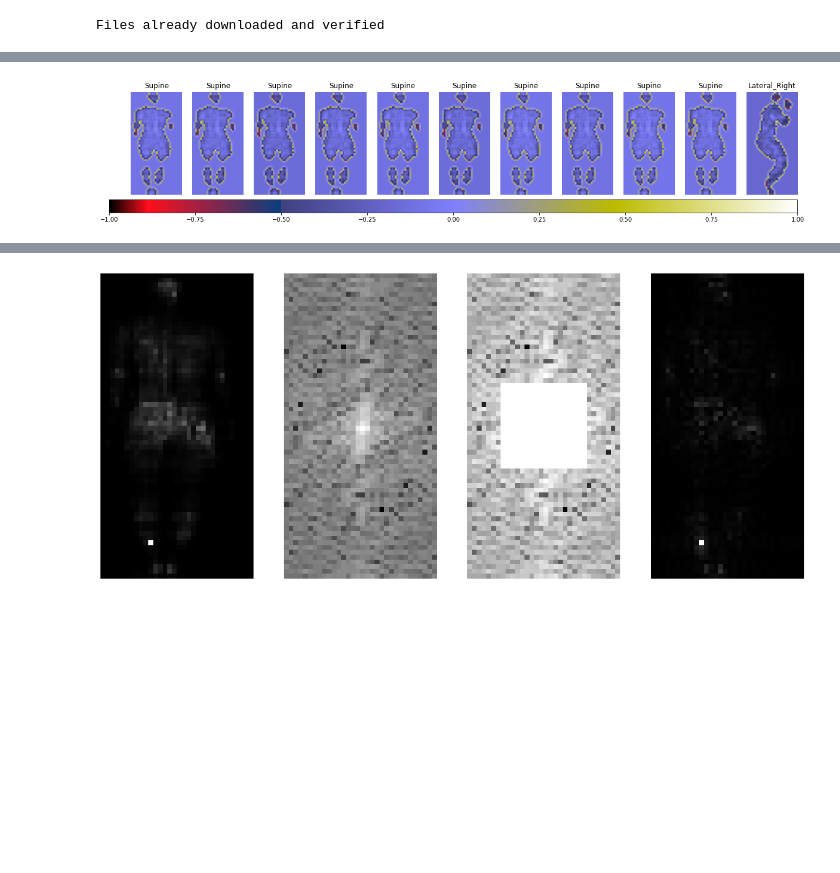
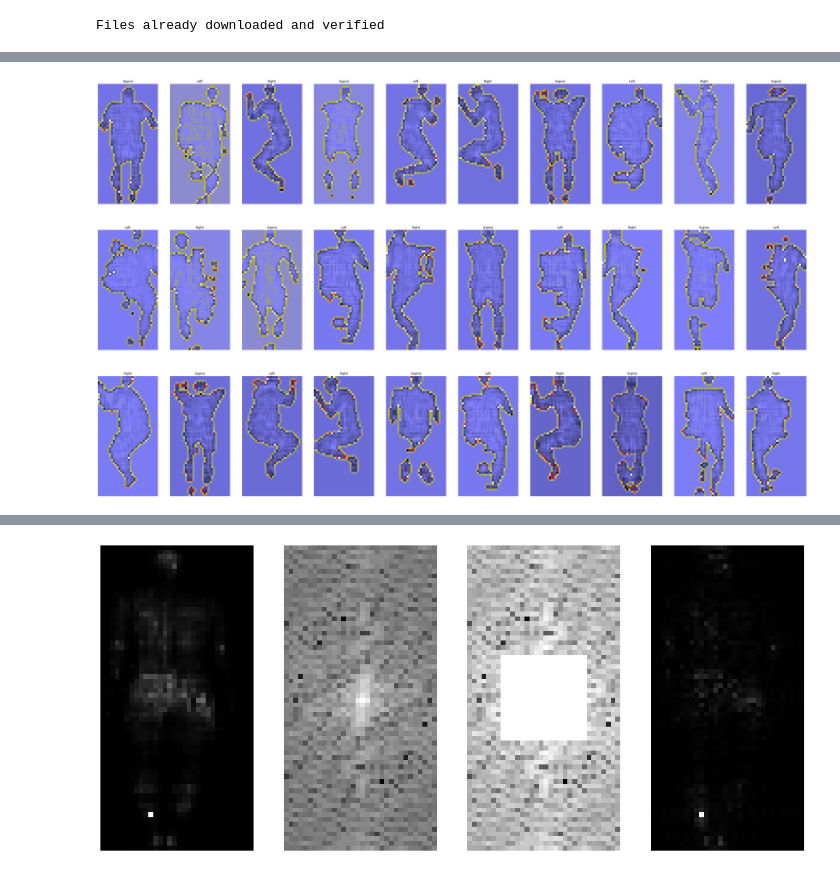
Before and after one commit to jb3rndt/wisemat-posture-classification, a Jupyter notebook: transforms_visualizations.ipynb, the cells around one changed output, grey strips where cells are left out. Drawn from its saved outputs; the diff is of its cells as text; code cells hidden in the pictures; blank space fills up the shorter version.

```diff
--- a/transforms_visualizations.ipynb
+++ b/transforms_visualizations.ipynb
@@ -45,6 +59,13 @@ image_row(physionet[0][0], slp[0][0], slp_zca[0][0])
 # %%
 indices_per_class = {}
 for i, label in enumerate(ds.PostureClass):
-    indices = np.where(physionet.y == i)[0]
-    indices_per_class[i] = indices
+    indices_per_class[i] = np.where(physionet.y == i)[0]
 # print(indices_per_class)
+samples = [
+    sample
+    for sample in map(
+        lambda c: physionet[random.choice(c)] if len(c) > 0 else None,
+        list(indices_per_class.values()) * 10,
+    )
+    if sample is not None
+]
@@ -56 +72,8 @@ print(sample_indices)
+# %%
+basic_transform = [
+    Normalize(),
+    EqualizeHist(),
+    Blur((3, 3)),
+    Threshold(lambda img: np.median(img[img > 0.0])),
+]
 # %%
@@ -63,26 +101,25 @@ AttributeError: module 'utils.dataset' has no attribute 'classes'
 # %%
 from utils.transforms import *
 from utils.visualizations import *
 import utils.transforms as tf
 import utils.visualizations as vi
 import importlib
+
 importlib.reload(tf)
 importlib.reload(vi)
-import cv2
 
-basic_transforms = [
-    Normalize(),
-    EqualizeHist(),
-    Blur((3, 3)),
-    Threshold(lambda img: np.median(img[img > 0.0])),
-    Laplace(),
-]
-#cv2.Laplacian(physionet[0][0][0], cv2.CV_32F)
-plot_samples(physionet, [1, 2, 3, 4, 5, 6, 7, 8, 9, 10, 101], classes, transform = torchvision.transforms.Compose(
-    basic_transforms,
-))
+plot_samples(
+    samples,
+    ncols=10,
+    transform=torchvision.transforms.Compose(
+        [
+            *basic_transform,
+            Laplace(),
+        ]
+    ),
+)
 # %% [output]
-[figure, old version]
+[figure, new version]
 # %%
 from utils.transforms import *
 from utils.visualizations import *
```
Also changed, not shown: parts of 11 cells of this notebook, 3 other files.
